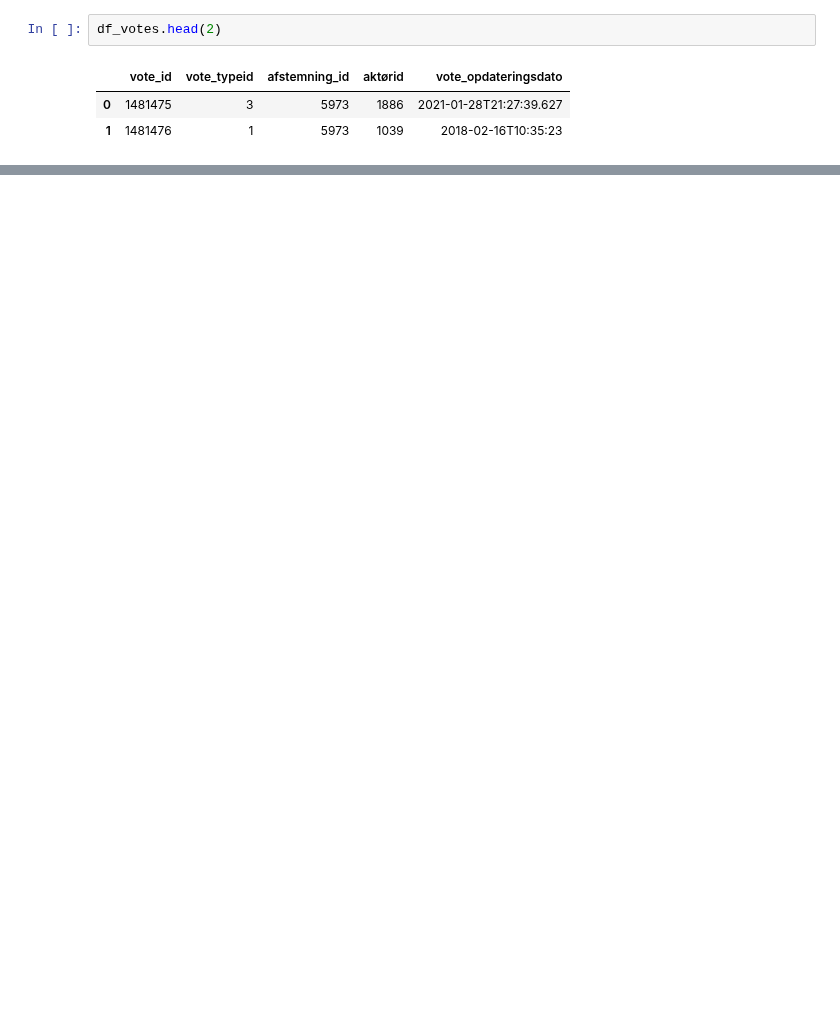
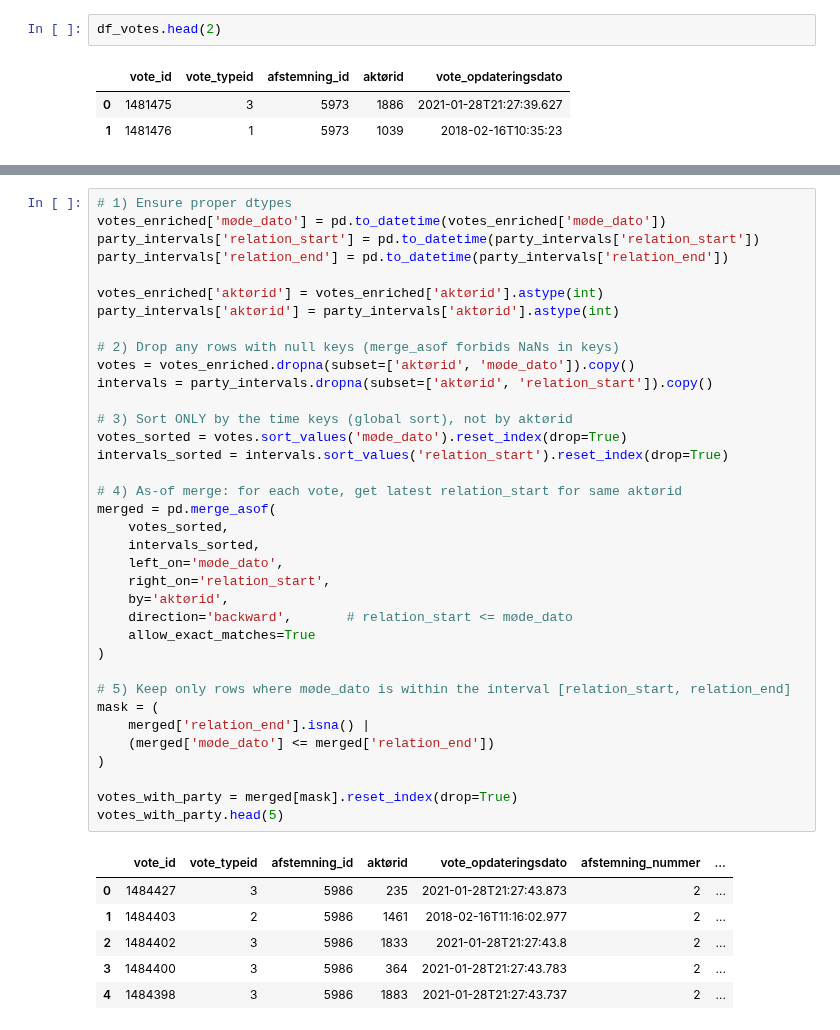
Before and after one commit to Somon8/social_graphs_25, a Jupyter notebook: final-project/p4_enrich_votes.ipynb, the cells around one changed output, grey strips where cells are left out. Drawn from its saved outputs; the diff is of its cells as text; blank space fills up the shorter version.

```diff
--- a/final-project/p4_enrich_votes.ipynb
+++ b/final-project/p4_enrich_votes.ipynb
@@ -64,0 +61,43 @@ votes_with_actors_enriched.head(2)
+# %%
+# 1) Ensure proper dtypes
+votes_enriched['møde_dato'] = pd.to_datetime(votes_enriched['møde_dato'])
+party_intervals['relation_start'] = pd.to_datetime(party_intervals['relation_start'])
+party_intervals['relation_end'] = pd.to_datetime(party_intervals['relation_end'])
+
+votes_enriched['aktørid'] = votes_enriched['aktørid'].astype(int)
+party_intervals['aktørid'] = party_intervals['aktørid'].astype(int)
+
+# 2) Drop any rows with null keys (merge_asof forbids NaNs in keys)
+votes = votes_enriched.dropna(subset=['aktørid', 'møde_dato']).copy()
+intervals = party_intervals.dropna(subset=['aktørid', 'relation_start']).copy()
+
+# 3) Sort ONLY by the time keys (global sort), not by aktørid
+votes_sorted = votes.sort_values('møde_dato').reset_index(drop=True)
+intervals_sorted = intervals.sort_values('relation_start').reset_index(drop=True)
+
+# 4) As-of merge: for each vote, get latest relation_start for same aktørid
+merged = pd.merge_asof(
+    votes_sorted,
+    intervals_sorted,
+    left_on='møde_dato',
+    right_on='relation_start',
+    by='aktørid',
+    direction='backward',       # relation_start <= møde_dato
+    allow_exact_matches=True
+)
+
+# 5) Keep only rows where møde_dato is within the interval [relation_start, relation_end]
+mask = (
+    merged['relation_end'].isna() |
+    (merged['møde_dato'] <= merged['relation_end'])
+)
+
+votes_with_party = merged[mask].reset_index(drop=True)
+votes_with_party.head(5)
+# %% [output]
+|  | vote_id | vote_typeid | afstemning_id | aktørid | vote_opdateringsdato | afstemning_nummer | ... |
+| 0 | 1484427 | 3 | 5986 | 235 | 2021-01-28T21:27:43.873 | 2 | ... |
+| 1 | 1484403 | 2 | 5986 | 1461 | 2018-02-16T11:16:02.977 | 2 | ... |
+| 2 | 1484402 | 3 | 5986 | 1833 | 2021-01-28T21:27:43.8 | 2 | ... |
+| 3 | 1484400 | 3 | 5986 | 364 | 2021-01-28T21:27:43.783 | 2 | ... |
+| 4 | 1484398 | 3 | 5986 | 1883 | 2021-01-28T21:27:43.737 | 2 | ... |
```
Also changed, not shown: parts of 12 cells of this notebook, 7 other files.
